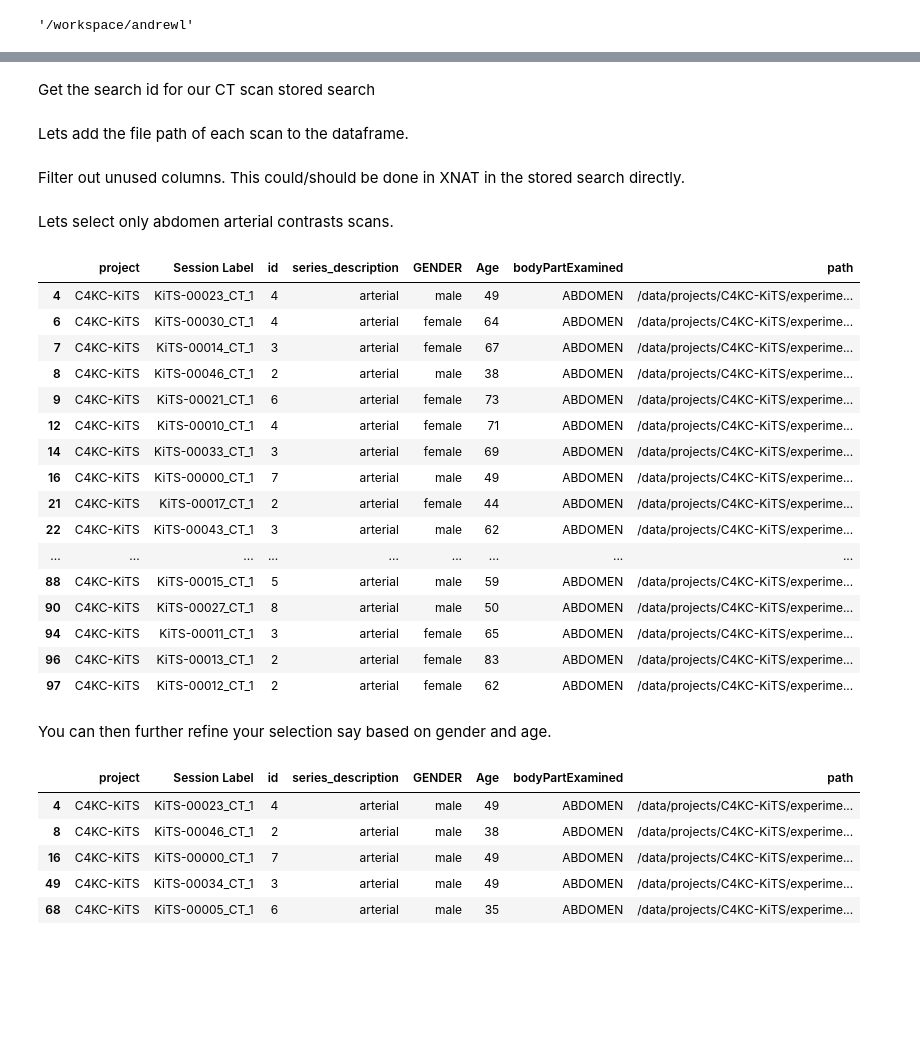
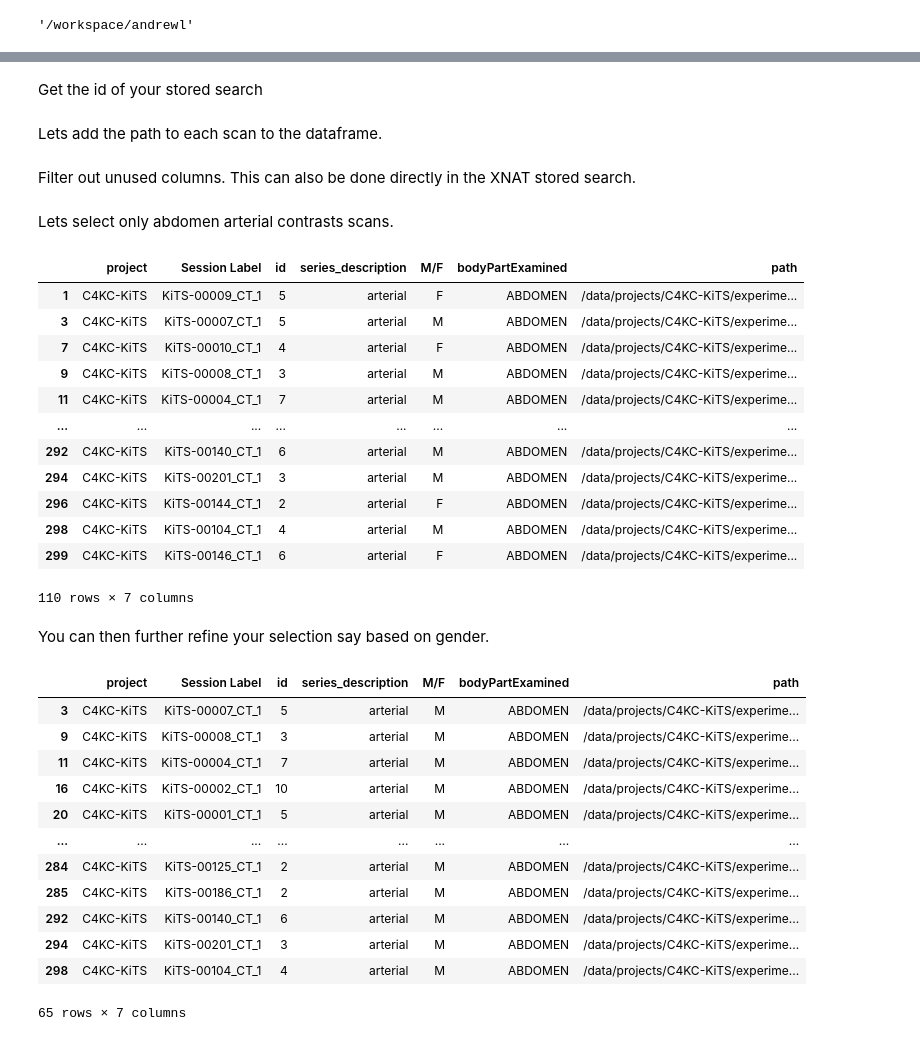
Before and after one commit to NrgXnat/xnat-jupyter-notebooks, a Jupyter notebook: Sample.ipynb, the cells around one changed output, grey strips where cells are left out. Saved outputs shown, nothing was run; the diff lists cells and outputs as text; code cells hidden in the pictures; blank space fills up the shorter version.

```diff
--- a/Sample.ipynb
+++ b/Sample.ipynb
@@ -133,49 +246,52 @@ searches = r.json()['ResultSet']['Result']
 # %% [markdown]
-Get the search id for our CT scan stored search
+Get the id of your stored search
 # %%
-ct_scan_search_id = 'xs1668708947057'
-r = requests.get(f'{host}/data/search/saved/{ct_scan_search_id}/results?format=csv&guiStyle=true',
+search_id = 'xs1686752401398'
+r = requests.get(f'{host}/data/search/saved/{search_id}/results?format=csv&guiStyle=true',
                  auth=HTTPBasicAuth(username, password))
 df = pd.read_csv(StringIO(r.text), sep=",")
 # %% [markdown]
-Lets add the file path of each scan to the dataframe.
+Lets add the path to each scan to the dataframe.
 # %%
 df = df.assign(path="/data/projects/" + df["project"] + "/experiments/" + df["Session Label"] + "/SCANS/" + df["id"].astype(str) + "/DICOM")
 # %% [markdown]
-Filter out unused columns. This could/should be done in XNAT in the stored search directly.
+Filter out unused columns. This can also be done directly in the XNAT stored search.
 # %%
-df = df[["project", "Session Label", "id", "series_description", "GENDER", "Age", "bodyPartExamined", "path"]]
+df = df[["project", "Session Label", "id", "series_description", "M/F", "bodyPartExamined", "path"]]
 # %% [markdown]
 Lets select only abdomen arterial contrasts scans.
 # %%
 df = df.loc[(df["bodyPartExamined"] == "ABDOMEN") & (df["series_description"] == "arterial")]
 df
 # %% [output]
-|  | project | Session Label | id | series_description | GENDER | Age | bodyPartExamined | path |
-| 4 | C4KC-KiTS | KiTS-00023_CT_1 | 4 | arterial | male | 49 | ABDOMEN | /data/projects/C4KC-KiTS/experime... |
-| 6 | C4KC-KiTS | KiTS-00030_CT_1 | 4 | arterial | female | 64 | ABDOMEN | /data/projects/C4KC-KiTS/experime... |
-| 7 | C4KC-KiTS | KiTS-00014_CT_1 | 3 | arterial | female | 67 | ABDOMEN | /data/projects/C4KC-KiTS/experime... |
-| 8 | C4KC-KiTS | KiTS-00046_CT_1 | 2 | arterial | male | 38 | ABDOMEN | /data/projects/C4KC-KiTS/experime... |
-| 9 | C4KC-KiTS | KiTS-00021_CT_1 | 6 | arterial | female | 73 | ABDOMEN | /data/projects/C4KC-KiTS/experime... |
-| 12 | C4KC-KiTS | KiTS-00010_CT_1 | 4 | arterial | female | 71 | ABDOMEN | /data/projects/C4KC-KiTS/experime... |
-| 14 | C4KC-KiTS | KiTS-00033_CT_1 | 3 | arterial | female | 69 | ABDOMEN | /data/projects/C4KC-KiTS/experime... |
-| 16 | C4KC-KiTS | KiTS-00000_CT_1 | 7 | arterial | male | 49 | ABDOMEN | /data/projects/C4KC-KiTS/experime... |
-| 21 | C4KC-KiTS | KiTS-00017_CT_1 | 2 | arterial | female | 44 | ABDOMEN | /data/projects/C4KC-KiTS/experime... |
-| 22 | C4KC-KiTS | KiTS-00043_CT_1 | 3 | arterial | male | 62 | ABDOMEN | /data/projects/C4KC-KiTS/experime... |
-| ... | ... | ... | ... | ... | ... | ... | ... | ... |
-| 88 | C4KC-KiTS | KiTS-00015_CT_1 | 5 | arterial | male | 59 | ABDOMEN | /data/projects/C4KC-KiTS/experime... |
-| 90 | C4KC-KiTS | KiTS-00027_CT_1 | 8 | arterial | male | 50 | ABDOMEN | /data/projects/C4KC-KiTS/experime... |
-| 94 | C4KC-KiTS | KiTS-00011_CT_1 | 3 | arterial | female | 65 | ABDOMEN | /data/projects/C4KC-KiTS/experime... |
-| 96 | C4KC-KiTS | KiTS-00013_CT_1 | 2 | arterial | female | 83 | ABDOMEN | /data/projects/C4KC-KiTS/experime... |
-| 97 | C4KC-KiTS | KiTS-00012_CT_1 | 2 | arterial | female | 62 | ABDOMEN | /data/projects/C4KC-KiTS/experime... |
+|  | project | Session Label | id | series_description | M/F | bodyPartExamined | path |
+| 1 | C4KC-KiTS | KiTS-00009_CT_1 | 5 | arterial | F | ABDOMEN | /data/projects/C4KC-KiTS/experime... |
+| 3 | C4KC-KiTS | KiTS-00007_CT_1 | 5 | arterial | M | ABDOMEN | /data/projects/C4KC-KiTS/experime... |
+| 7 | C4KC-KiTS | KiTS-00010_CT_1 | 4 | arterial | F | ABDOMEN | /data/projects/C4KC-KiTS/experime... |
+| 9 | C4KC-KiTS | KiTS-00008_CT_1 | 3 | arterial | M | ABDOMEN | /data/projects/C4KC-KiTS/experime... |
+| 11 | C4KC-KiTS | KiTS-00004_CT_1 | 7 | arterial | M | ABDOMEN | /data/projects/C4KC-KiTS/experime... |
+| ... | ... | ... | ... | ... | ... | ... | ... |
+| 292 | C4KC-KiTS | KiTS-00140_CT_1 | 6 | arterial | M | ABDOMEN | /data/projects/C4KC-KiTS/experime... |
+| 294 | C4KC-KiTS | KiTS-00201_CT_1 | 3 | arterial | M | ABDOMEN | /data/projects/C4KC-KiTS/experime... |
+| 296 | C4KC-KiTS | KiTS-00144_CT_1 | 2 | arterial | F | ABDOMEN | /data/projects/C4KC-KiTS/experime... |
+| 298 | C4KC-KiTS | KiTS-00104_CT_1 | 4 | arterial | M | ABDOMEN | /data/projects/C4KC-KiTS/experime... |
+| 299 | C4KC-KiTS | KiTS-00146_CT_1 | 6 | arterial | F | ABDOMEN | /data/projects/C4KC-KiTS/experime... |
+110 rows × 7 columns
 # %% [markdown]
-You can then further refine your selection say based on gender and age.
+You can then further refine your selection say based on gender.
 # %%
-df.loc[(df["GENDER"] == "male") & (df["Age"] < 50)]
+df.loc[(df["M/F"] == "M")]
 # %% [output]
-|  | project | Session Label | id | series_description | GENDER | Age | bodyPartExamined | path |
-| 4 | C4KC-KiTS | KiTS-00023_CT_1 | 4 | arterial | male | 49 | ABDOMEN | /data/projects/C4KC-KiTS/experime... |
-| 8 | C4KC-KiTS | KiTS-00046_CT_1 | 2 | arterial | male | 38 | ABDOMEN | /data/projects/C4KC-KiTS/experime... |
-| 16 | C4KC-KiTS | KiTS-00000_CT_1 | 7 | arterial | male | 49 | ABDOMEN | /data/projects/C4KC-KiTS/experime... |
-| 49 | C4KC-KiTS | KiTS-00034_CT_1 | 3 | arterial | male | 49 | ABDOMEN | /data/projects/C4KC-KiTS/experime... |
-| 68 | C4KC-KiTS | KiTS-00005_CT_1 | 6 | arterial | male | 35 | ABDOMEN | /data/projects/C4KC-KiTS/experime... |
+|  | project | Session Label | id | series_description | M/F | bodyPartExamined | path |
+| 3 | C4KC-KiTS | KiTS-00007_CT_1 | 5 | arterial | M | ABDOMEN | /data/projects/C4KC-KiTS/experime... |
+| 9 | C4KC-KiTS | KiTS-00008_CT_1 | 3 | arterial | M | ABDOMEN | /data/projects/C4KC-KiTS/experime... |
+| 11 | C4KC-KiTS | KiTS-00004_CT_1 | 7 | arterial | M | ABDOMEN | /data/projects/C4KC-KiTS/experime... |
+| 16 | C4KC-KiTS | KiTS-00002_CT_1 | 10 | arterial | M | ABDOMEN | /data/projects/C4KC-KiTS/experime... |
+| 20 | C4KC-KiTS | KiTS-00001_CT_1 | 5 | arterial | M | ABDOMEN | /data/projects/C4KC-KiTS/experime... |
+| ... | ... | ... | ... | ... | ... | ... | ... |
+| 284 | C4KC-KiTS | KiTS-00125_CT_1 | 2 | arterial | M | ABDOMEN | /data/projects/C4KC-KiTS/experime... |
+| 285 | C4KC-KiTS | KiTS-00186_CT_1 | 2 | arterial | M | ABDOMEN | /data/projects/C4KC-KiTS/experime... |
+| 292 | C4KC-KiTS | KiTS-00140_CT_1 | 6 | arterial | M | ABDOMEN | /data/projects/C4KC-KiTS/experime... |
+| 294 | C4KC-KiTS | KiTS-00201_CT_1 | 3 | arterial | M | ABDOMEN | /data/projects/C4KC-KiTS/experime... |
+| 298 | C4KC-KiTS | KiTS-00104_CT_1 | 4 | arterial | M | ABDOMEN | /data/projects/C4KC-KiTS/experime... |
+65 rows × 7 columns
```
Also changed, not shown: parts of 44 cells of this notebook, 3 other files.
